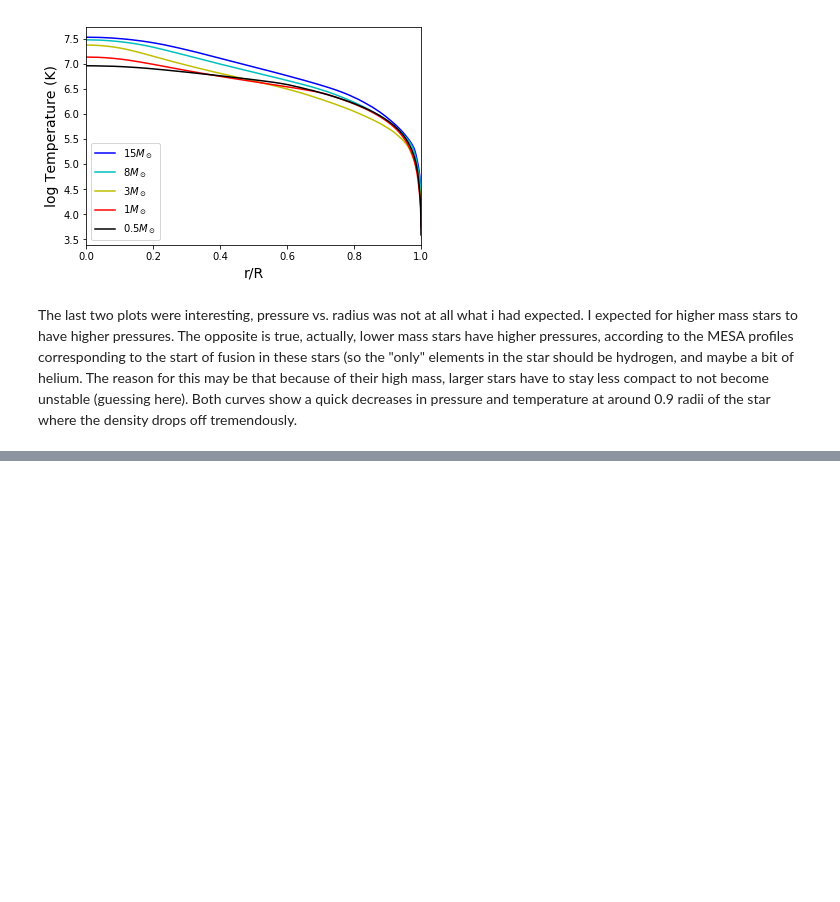
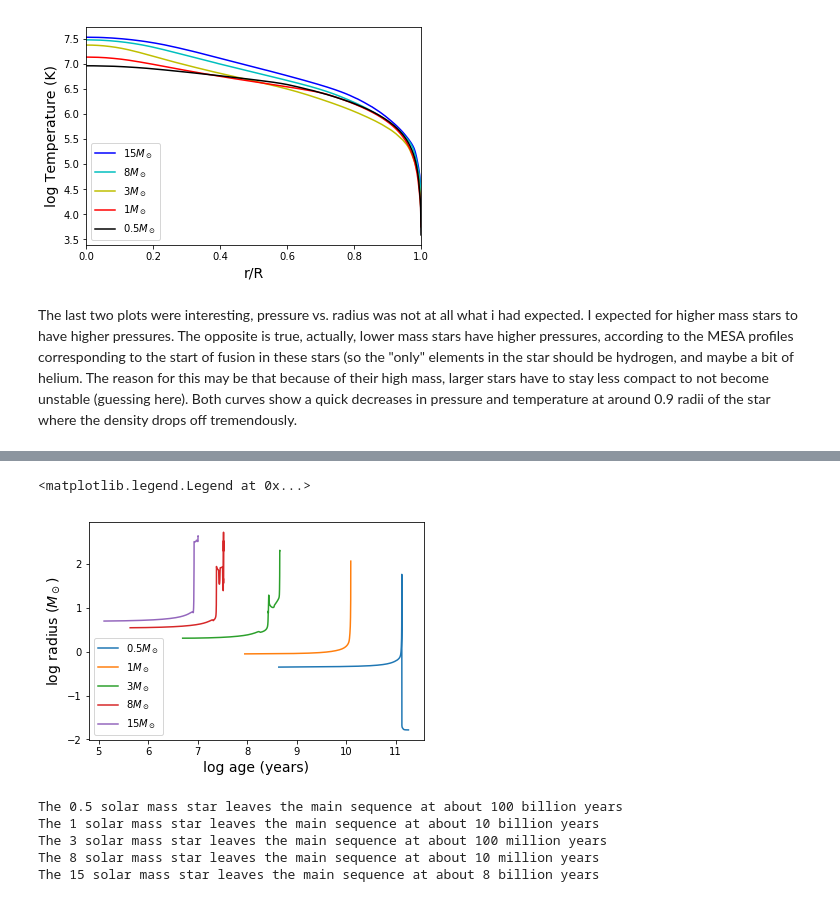
Before and after one commit to jl20agos/UndergradCW, a Jupyter notebook: StarInterior.ipynb, the cells around one changed output, grey strips where cells are left out. Cells and saved outputs as stored; diff of their text form; code cells hidden in the pictures; blank space fills up the shorter version.

```diff
--- a/StarInterior.ipynb
+++ b/StarInterior.ipynb
@@ -123,0 +210,32 @@ The last two plots were interesting, pressure vs. radius was not at all what i h
+# %%
+plt.figure()
+mpt5.plotRadiusAge()
+m1.plotRadiusAge()
+m3.plotRadiusAge()
+m8.plotRadiusAge()
+m15.plotRadiusAge()
+plt.xlabel('log age (years)', fontsize = 14)
+plt.ylabel('log radius ($M_\odot$)',fontsize = 14)
+plt.legend()
+#used to estimate the age where radius starts to increase (where star moves off the main sequence)
+#I estimate:
+#0.5 = 10^11 years
+#1 = 1.5x10^10 years
+#3 = 10^8.2 years
+#8 = 10^7.2 years
+#15 = 10^6.8 years
+# %% [output]
+<matplotlib.legend.Legend at 0x...>
+[figure, added]
+# %%
+print('The 0.5 solar mass star leaves the main sequence at about 100 billion years')
+print('The 1 solar mass star leaves the main sequence at about 10 billion years')
+print('The 3 solar mass star leaves the main sequence at about 100 million years')
+print('The 8 solar mass star leaves the main sequence at about 10 million years')
+print('The 15 solar mass star leaves the main sequence at about 8 billion years')
+# %% [output]
+The 0.5 solar mass star leaves the main sequence at about 100 billion years
+The 1 solar mass star leaves the main sequence at about 10 billion years
+The 3 solar mass star leaves the main sequence at about 100 million years
+The 8 solar mass star leaves the main sequence at about 10 million years
+The 15 solar mass star leaves the main sequence at about 8 billion years
```
Also changed, not shown: parts of 10 cells of this notebook.
